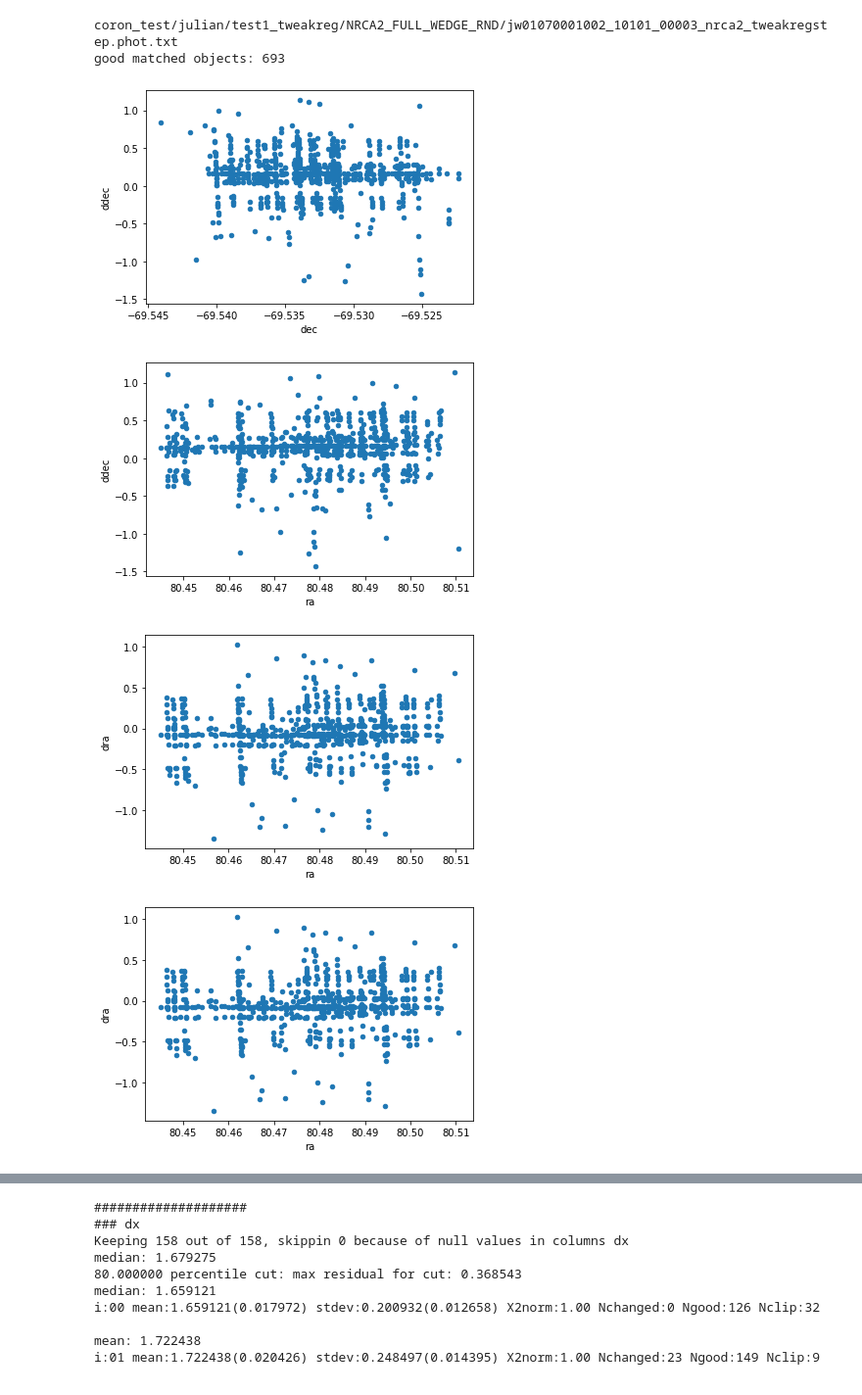
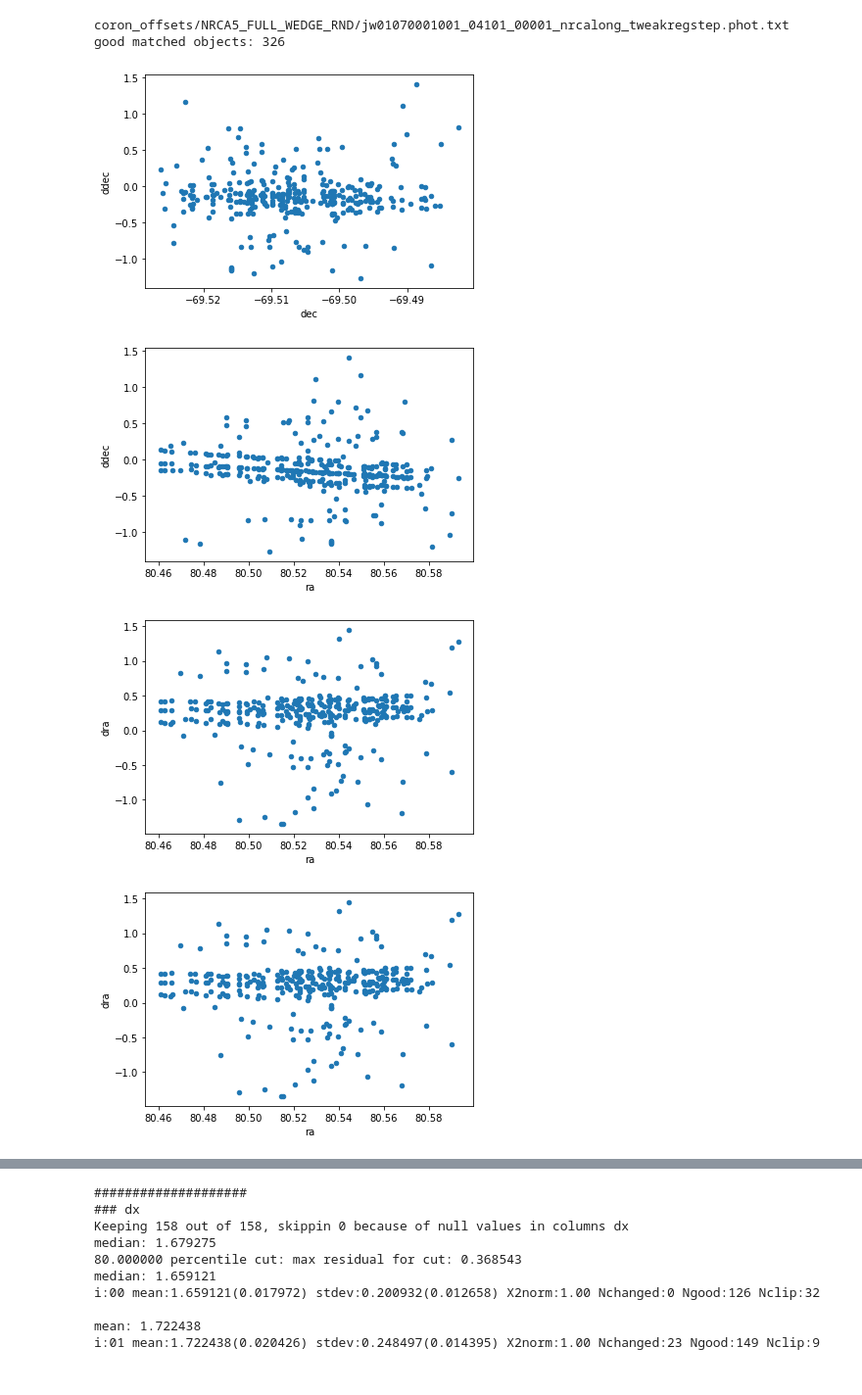
Before and after one commit to arminrest/jwst_distortions_tools, a Jupyter notebook: show_astrometry_residuals.ipynb, the cells around one changed output, grey strips where cells are left out. Shown at 98% size. Drawn from its saved outputs; the diff is of its cells as text; code cells hidden in the pictures.

```diff
--- a/show_astrometry_residuals.ipynb
+++ b/show_astrometry_residuals.ipynb
@@ -7,7 +7,7 @@ import numpy as np
 # between the objects and their matched gaia positions. Give a rough upper limit on
 # what a good match should fall into
 d2d_max = 0.5
-dmag_max = 0.1
+dmag_max = 0.05
 # %%
 #cal_filename = 'photometry/jw01069001001_02101_00002_nrcalong_cal.phot.txt'
 #cal_filename = 'photometry_olddist/jw01069001001_02101_00002_nrcalong_cal.phot.txt'
@@ -50,11 +50,14 @@ cal_filename = 'coron_test/julian/test1_tweakreg/jw01070001002_06101_00004_nrcal
 # NRCA2_FULL_WEDGE_RND
 cal_filename = 'coron_test/julian/test1_tweakreg/NRCA2_FULL_WEDGE_RND/jw01070001002_10101_00003_nrca2_cal.phot.txt'
 
-
+###
+cal_filename = 'coron_offsets/clear/jw01070001001_02101_00001_nrcalong_cal.phot.txt'
+cal_filename = 'coron_offsets/NRCA5_FULL_WEDGE_RND/jw01070001001_04101_00001_nrcalong_cal.phot.txt'
 
 gaia_align_filename = re.sub('cal.phot.txt$','tweakregstep.phot.txt',cal_filename)
 if cal_filename == gaia_align_filename:
     print('ERROR!!!!!!!!!!!!')
+    sys.exit(0)
 phot.load(cal_filename)
 ixs_clean = phot.ix_inrange('d2d',None,3*d2d_max)
 ixs_clean = phot.ix_inrange('dmag',None,dmag_max,indices=ixs_clean)
@@ -88,37 +91,37 @@ phot_gaia = pdastrostatsclass()
 phot_gaia.load(gaia_align_filename)
 print(gaia_align_filename)
 ixs_clean_gaia = phot_gaia.ix_inrange('d2d',None,3*d2d_max)
 ixs_clean_gaia = phot_gaia.ix_inrange('dmag',None,dmag_max,indices=ixs_clean_gaia)
 
 print(f'good matched objects: {len(ixs_clean_gaia)}')
 phot_gaia.t.loc[ixs_clean_gaia,'dx_idl'] = phot_gaia.t.loc[ixs_clean_gaia,'cat_x_idl'] - phot_gaia.t.loc[ixs_clean_gaia,'x_idl']
 #phot_gaia.t.plot.scatter('x_idl','dx_idl')
 phot_gaia.t.loc[ixs_clean_gaia,'ddec'] = 3600.0*(phot_gaia.t.loc[ixs_clean_gaia,'cat_dec'] - phot_gaia.t.loc[ixs_clean_gaia,'dec'])
 phot_gaia.t.loc[ixs_clean_gaia,'dra'] = 3600.0*(phot_gaia.t.loc[ixs_clean_gaia,'cat_ra'] - phot_gaia.t.loc[ixs_clean_gaia,'ra'])*np.cos(np.deg2rad(phot_gaia.t.loc[ixs_clean_gaia,'dec']))
 phot_gaia.t.plot.scatter('dec','ddec')
 phot_gaia.t.plot.scatter('ra','ddec')
 phot_gaia.t.plot.scatter('ra','dra')
 phot_gaia.t.plot.scatter('ra','dra')
 
 phot_gaia.t.loc[ixs_clean_gaia,'dx'] = phot_gaia.t.loc[ixs_clean_gaia,'cat_x'] - phot_gaia.t.loc[ixs_clean_gaia,'x']
 phot_gaia.t.loc[ixs_clean_gaia,'dy'] = phot_gaia.t.loc[ixs_clean_gaia,'cat_y'] - phot_gaia.t.loc[ixs_clean_gaia,'y']
-if 1==1:
+if 1==0:
     ixs_clean4average = phot_gaia.ix_inrange('dx',0,3,indices=ixs_clean_gaia)
     phot_gaia.t.loc[ixs_clean4average].plot.scatter('x','dx',ylim=(-7,7))
     phot_gaia.t.loc[ixs_clean4average].plot.scatter('y','dx',ylim=(-7,7))
 
     phot_gaia.t.loc[ixs_clean4average].plot.scatter('x','dy',ylim=(-7,7))
     phot_gaia.t.loc[ixs_clean4average].plot.scatter('y','dy',ylim=(-7,7))
 else:
     phot_gaia.t.plot.scatter('x','dx',ylim=(-7,7))
     phot_gaia.t.plot.scatter('y','dx',ylim=(-7,7))
 
     phot_gaia.t.plot.scatter('x','dy',ylim=(-7,7))
     phot_gaia.t.plot.scatter('y','dy',ylim=(-7,7))
 # %% [output]
-coron_test/julian/test1_tweakreg/NRCA2_FULL_WEDGE_RND/jw01070001002_10101_00003_nrca2_tweakregstep.phot.txt
-good matched objects: 693
+coron_offsets/NRCA5_FULL_WEDGE_RND/jw01070001001_04101_00001_nrcalong_tweakregstep.phot.txt
+good matched objects: 326
-[figure, old version]
+[figure, new version]
-[figure, old version]
+[figure, new version]
-[figure, old version]
+[figure, new version]
-[figure, old version]
+[figure, new version]
```
Also changed, not shown: parts of 2 cells of this notebook, 4 other files.
